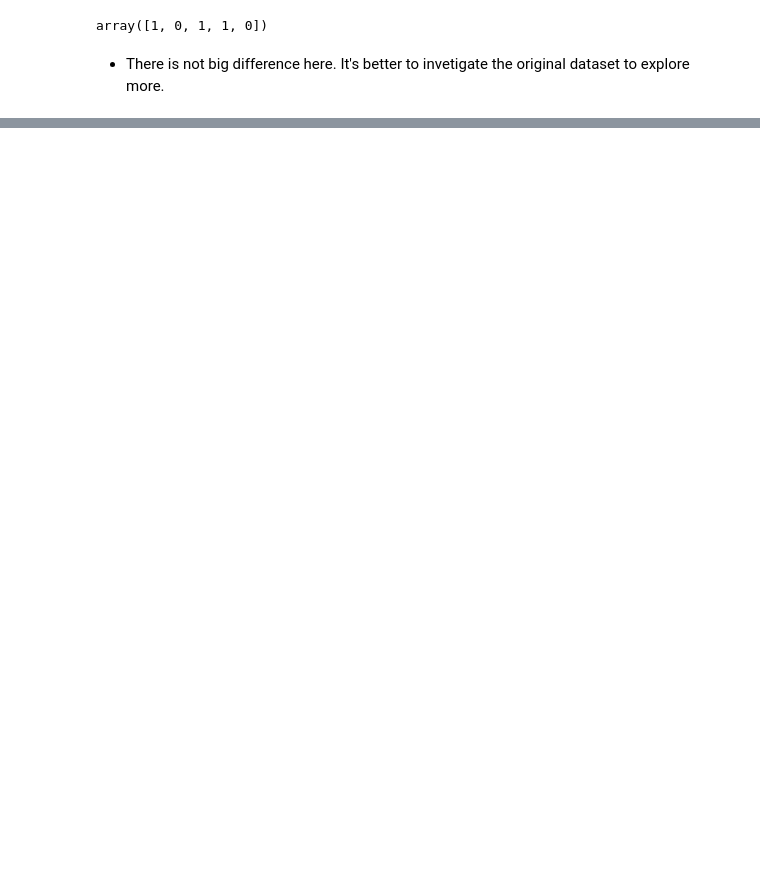
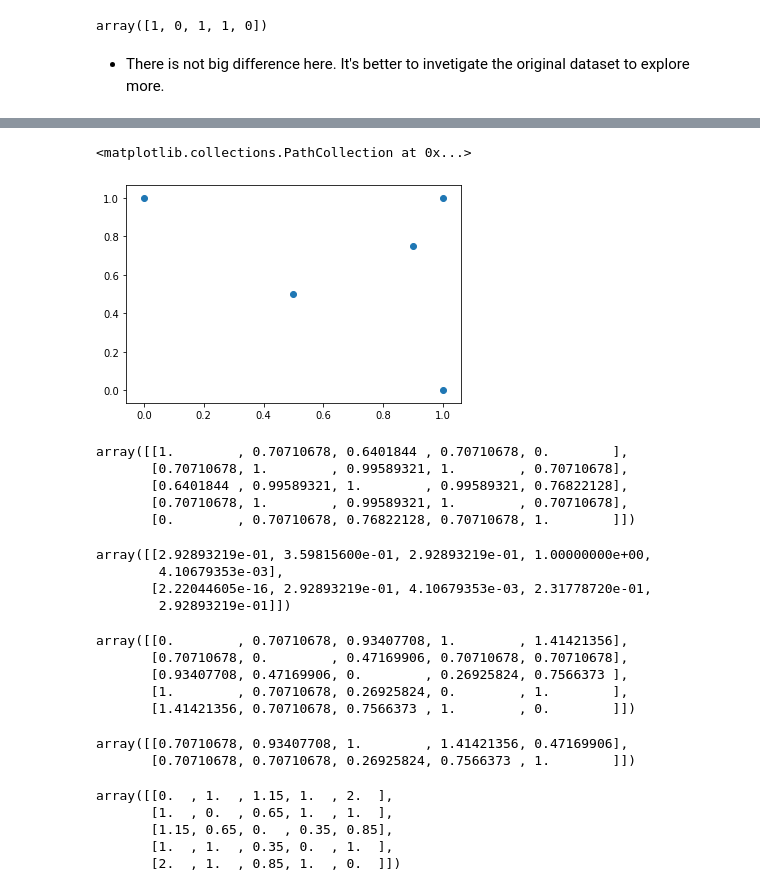
Before and after one commit to HuangKY/DataScience, a Jupyter notebook: NLP/NLP_Practices/IMDB_text_analysis.ipynb, the cells around one changed output, grey strips where cells are left out. Drawn from its saved outputs; the diff is of its cells as text; code cells hidden in the pictures; blank space fills up the shorter version.

```diff
--- a/NLP/NLP_Practices/IMDB_text_analysis.ipynb
+++ b/NLP/NLP_Practices/IMDB_text_analysis.ipynb
@@ -306,0 +479,59 @@ array([1, 0, 1, 1, 0])
+# %%
+X = np.array([[0,1],[0.5,0.5], [0.9,0.75],[1,1],[1,0],])
+plt.scatter(X[:,0], X[:,1])
+# %% [output]
+<matplotlib.collections.PathCollection at 0x...>
+[figure, added]
+# %%
+# Cosine Similarity
+from sklearn.metrics.pairwise import cosine_similarity
+cosine_similarity(X)
+# %% [output]
+array([[1.        , 0.70710678, 0.6401844 , 0.70710678, 0.        ],
+       [0.70710678, 1.        , 0.99589321, 1.        , 0.70710678],
+       [0.6401844 , 0.99589321, 1.        , 0.99589321, 0.76822128],
+       [0.70710678, 1.        , 0.99589321, 1.        , 0.70710678],
+       [0.        , 0.70710678, 0.76822128, 0.70710678, 1.        ]])
+# %%
+from scipy.spatial.distance import pdist
+pdist(X, metric='cosine').reshape(2,5)
+# %% [output]
+array([[2.92893219e-01, 3.59815600e-01, 2.92893219e-01, 1.00000000e+00,
+        4.10679353e-03],
+       [2.22044605e-16, 2.92893219e-01, 4.10679353e-03, 2.31778720e-01,
+        2.92893219e-01]])
+# %%
+# Euclidean Distance
+from scipy.spatial import distance
+euclid = []
+for i in range(len(X)):
+    for j in range(len(X)):
+        euclid.append(distance.euclidean(X[i],X[j]))
+np.array(euclid).reshape(len(X),len(X))
+# %% [output]
+array([[0.        , 0.70710678, 0.93407708, 1.        , 1.41421356],
+       [0.70710678, 0.        , 0.47169906, 0.70710678, 0.70710678],
+       [0.93407708, 0.47169906, 0.        , 0.26925824, 0.7566373 ],
+       [1.        , 0.70710678, 0.26925824, 0.        , 1.        ],
+       [1.41421356, 0.70710678, 0.7566373 , 1.        , 0.        ]])
+# %%
+from scipy.spatial.distance import pdist
+pdist(X, metric='euclidean').reshape(2,5)
+# %% [output]
+array([[0.70710678, 0.93407708, 1.        , 1.41421356, 0.47169906],
+       [0.70710678, 0.70710678, 0.26925824, 0.7566373 , 1.        ]])
+# %%
+# Manhattan Distance
+from scipy.spatial import distance
+
+manhad = []
+for i in range(len(X)):
+    for j in range(len(X)):
+        manhad.append(distance.cityblock(X[i],X[j]))
+np.array(manhad).reshape(len(X),len(X))
+# %% [output]
+array([[0.  , 1.  , 1.15, 1.  , 2.  ],
+       [1.  , 0.  , 0.65, 1.  , 1.  ],
+       [1.15, 0.65, 0.  , 0.35, 0.85],
+       [1.  , 1.  , 0.35, 0.  , 1.  ],
+       [2.  , 1.  , 0.85, 1.  , 0.  ]])
```
Also changed, not shown: parts of 78 cells of this notebook, 1 other file.
